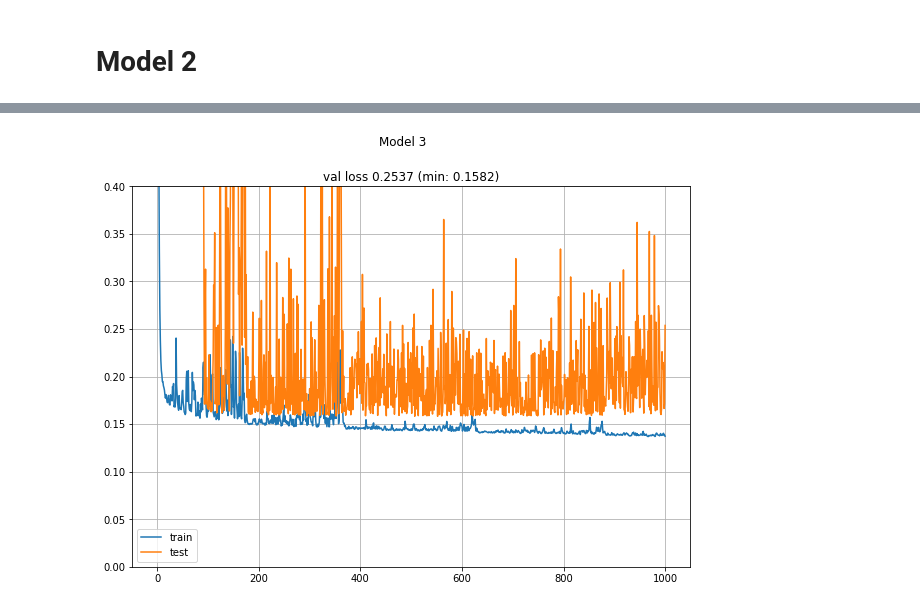
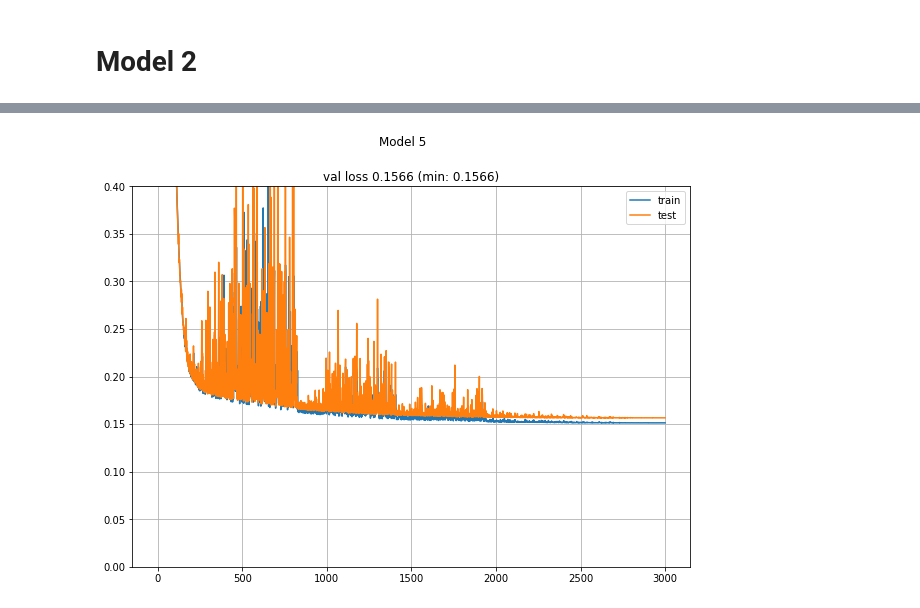
Before and after one commit to MatiXOfficial/pps-diamond-time-measurement, a Jupyter notebook: notebooks/nn_experiments.ipynb, the cells around one changed output, grey strips where cells are left out. Saved outputs shown, nothing was run; the diff lists cells and outputs as text; code cells hidden in the pictures.

```diff
--- a/notebooks/nn_experiments.ipynb
+++ b/notebooks/nn_experiments.ipynb
@@ -249,7 +329,7 @@ Epoch 1000/1000
 # %%
-plot_history(history, "Model 3", ymax=0.4)
+plot_history(history, "Model 5", ymax=0.4)
 # %% [output]
-[figure, old version]
+[figure, new version]
 # %%
 plt.figure(figsize=(16, 7))
 y_pred = model.predict(X_test)[:, 0]
```
Also changed, not shown: parts of 29 cells of this notebook, 22 other files.
